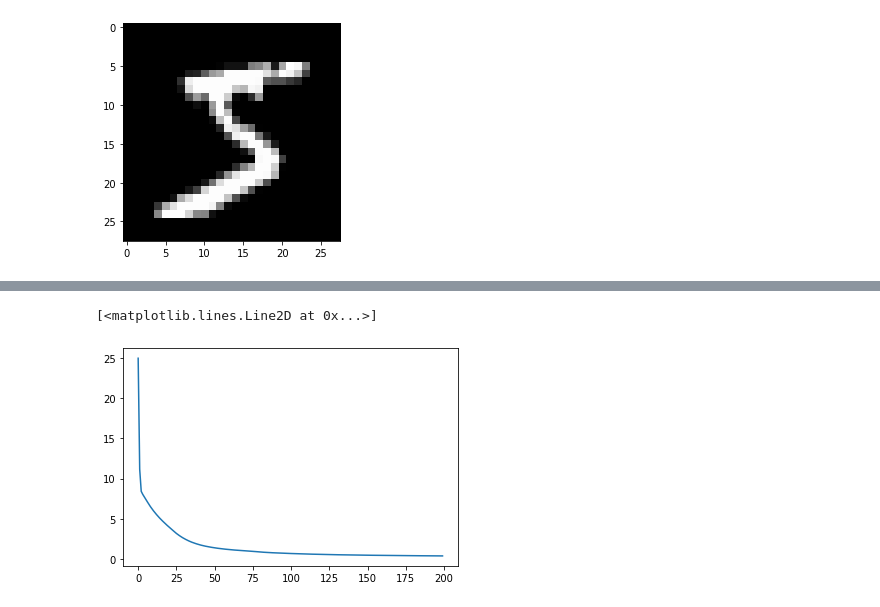
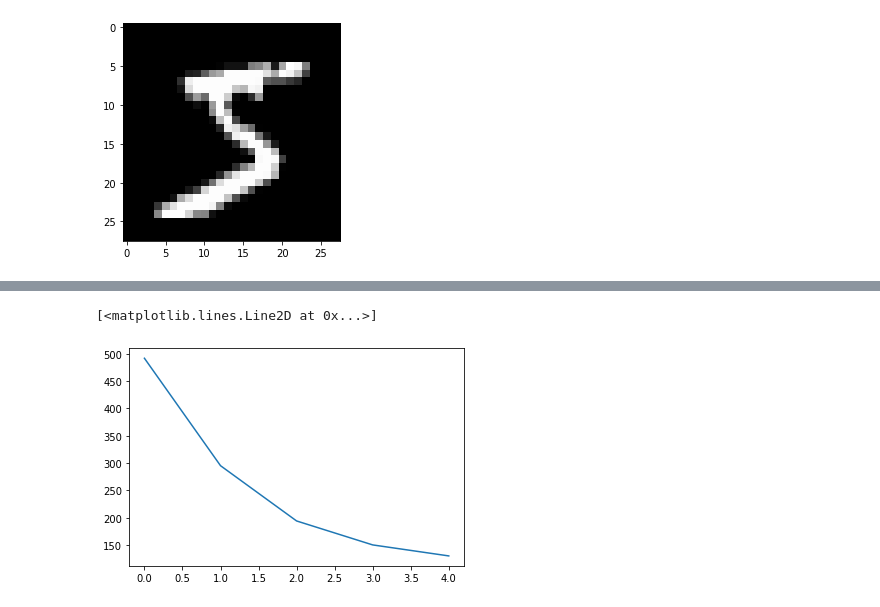
Before and after one commit to zahrasalarian/MNIST-Handwritten-Digit-Classification, a Jupyter notebook: CI.ipynb, the cells around one changed output, grey strips where cells are left out. Cells and saved outputs as stored; diff of their text form; code cells hidden in the pictures.

Commit message:
Completed Testing the full train and test sets

```diff
--- a/CI.ipynb
+++ b/CI.ipynb
@@ -65,4 +65,4 @@ plt.show()
 
 # separate first 100 pics from train set
 
-train_set_f100 = train_set[:100]
+train_set_f100 = train_set[:60000]
@@ -127,15 +131,16 @@ acc
 # %%
 ####### Step 3
+import copy
 
 def next_batch(dataset, batchSize):
-    for i in range(0, len(dataset), int(len(dataset)/batchSize)):
-        yield dataset[i:i + int(len(dataset)/batchSize)]
+    for i in range(0, len(dataset), int(batchSize)):
+        yield dataset[i:i + int(batchSize)]
 
-cost_av = np.zeros(200)
+cost_av = np.zeros(5)
 
 learning_rate = 1
-number_of_epochs = 200
-batch_size = 10
+number_of_epochs = 5
+batch_size = 50
 loss = None
 
 b = [np.zeros(16), np.zeros(16), np.zeros(10)]
@@ -143,8 +148,10 @@ b = [np.zeros(16), np.zeros(16), np.zeros(10)]
 
 w = [np.random.randn(16, 784), np.random.randn(16, 16), np.random.randn(10, 16)]
 
+
 for i in range(number_of_epochs):
     cost = 0
+    cost_1 = 0
 
     for batch in list(next_batch(train_set_f100, batch_size)):
 
@@ -168,7 +175,7 @@ for i in range(number_of_epochs):
                 #for k in range(16):
                     #dcost_dw_4[j, k] = 2*(ans[j] - image[1][j])*sigmoid_activation(z)*(1-sigmoid_activation(z))*a_3[k]
                 #dcost_db_4[j] = 2*(ans[j] - image[1][j])*sigmoid_activation(z)*(1-sigmoid_activation(z))
-                #cost_1 += (ans[j] - image[1][j])**2
+                #cost += (ans[j] - image[1][j])**2
 
 
             z = (w[2] @ a_3)
@@ -177,6 +184,7 @@ for i in range(number_of_epochs):
             dcost_db_4 = dcost_db_4.reshape(10,)
             cost += ((ans - image[1])**2).sum()
 
+
             #as for layer 3
             #for k in range(16):
                 #for j in range(10):
@@ -184,6 +192,7 @@ for i in range(number_of_epochs):
                     #dcost_a_3[k] +=  2*(ans[j] - image[1][j])*sigmoid_activation(z)*(1-sigmoid_activation(z))*w[2][j, k]
 
             dcost_a_3 = (np.transpose(2*(ans - image[1]).reshape(10,1)*(sigmoid_activation(z)*(1-sigmoid_activation(z)))) @ w[2])[0].reshape(16,1)
+
 
             # ws of layer 3
             dcost_dw_3 = np.random.rand(16,16)
@@ -197,19 +206,13 @@ for i in range(number_of_epochs):
                     #dcost_dw_3[j, k] = dcost_a_3[j]*sigmoid_activation(z)*(1-sigmoid_activation(z))*a_2[k][0]
                 #dcost_db_3[j] = dcost_a_3[j]*sigmoid_activation(z)*(1-sigmoid_activation(z))
 
-            #print(dcost_db_3)
-            #print(dcost_db_3.shape)
             z = (w[1] @ a_2)
             dcost_dw_3 = dcost_a_3*np.transpose(np.transpose(sigmoid_activation(z)*(1-sigmoid_activation(z)))* a_2)
             dcost_db_3 = dcost_a_3.reshape(16,1)*sigmoid_activation(z)*(1-sigmoid_activation(z))
             dcost_db_3 = dcost_db_3.reshape(16,)
 
-            #print(dcost_db_3)
-            #print(dcost_db_3.shape)
-
-            #print('************************************')
-            #dcost_db_4 = (2*(ans - image[1])).reshape(10,1)*sigmoid_activation(z)*(1-sigmoid_activation(z))
-            #dcost_db_4 = dcost_db_4.reshape(10,)
+            ##dcost_db_4 = (2*(ans - image[1])).reshape(10,1)*sigmoid_activation(z)*(1-sigmoid_activation(z))
+            ##dcost_db_4 = dcost_db_4.reshape(10,)
 
             #as for layer 2
             #for k in range(16):
@@ -223,6 +226,8 @@ for i in range(number_of_epochs):
             # ws of layer 2
             dcost_dw_2 = np.random.rand(16,784)
             dcost_db_2 = np.zeros(16)
+
+
             #for j in range(16):
                 #z = np.dot(w[0][j].reshape(1,784), image[0])[0][0]
                 #for k in range(784):
@@ -252,14 +257,13 @@ for i in range(number_of_epochs):
         b[1] = b[1] - (learning_rate*(grad_b[1]/batch_size))
         b[0] = b[0] - (learning_rate*(grad_b[0]/batch_size))
 
-    #cost_av_1[i] = cost_1/10
-    cost_av[i] = cost/10
+    cost_av[i] = cost/100
 
 
-acc = cal_accuracy(train_set_f100, w, b)
-print(w)
-print(b)
+acc = cal_accuracy(test_set, w, b)
+
+#print(w)
+#print(b)
 print(acc)
-
 print(cost_av)
 # %% [output]
@@ -283,10 +272,10 @@ print(cost_av)
 # %%
-x = np.arange(200)
+x = np.arange(5)
 # corresponding y axis values
 y = cost_av
 
 # plotting the points
 plt.plot(x, y)
 # %% [output]
 [<matplotlib.lines.Line2D at 0x...>]
-[figure, old version]
+[figure, new version]
```
Also changed, not shown: parts of 3 cells of this notebook.
